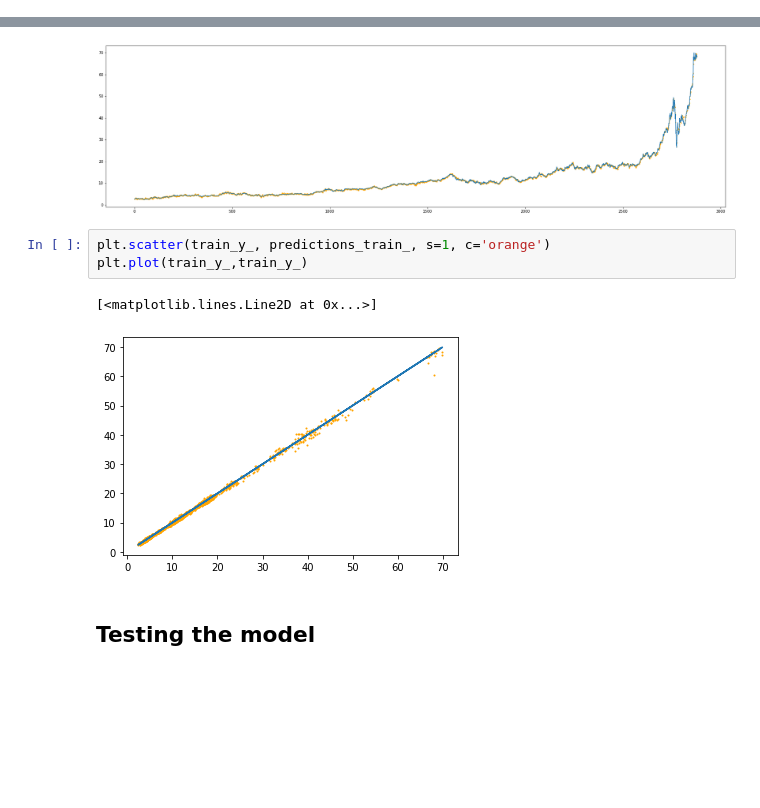
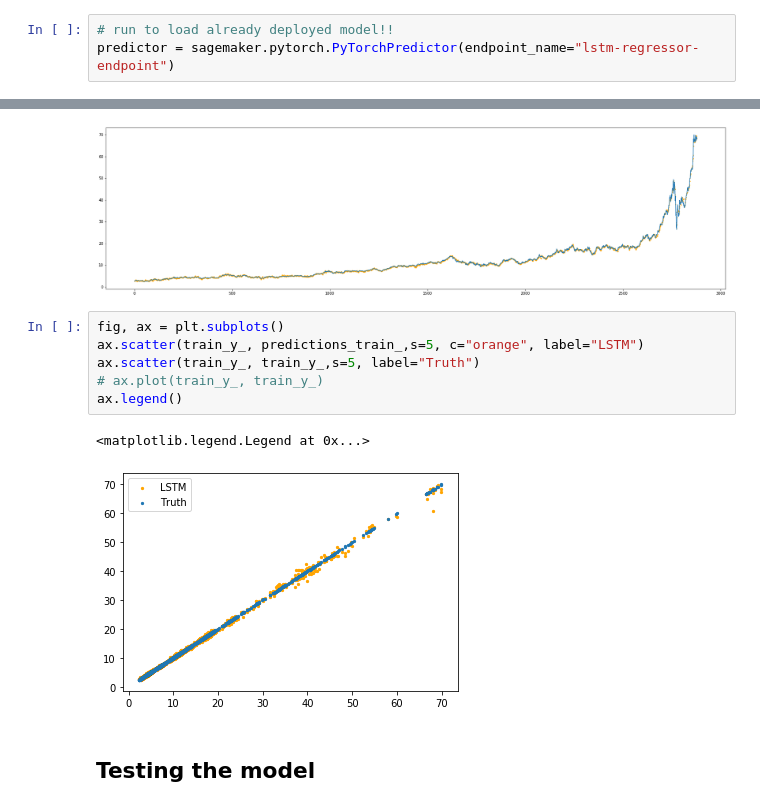
Before and after one commit to brunokiyoshi/Nanodegree-MLE-capstone-project, a Jupyter notebook: Capstone project.ipynb, the cells around one changed output, grey strips where cells are left out. Drawn from its saved outputs; the diff is of its cells as text; blank space fills up the shorter version.

```diff
--- a/Capstone project.ipynb
+++ b/Capstone project.ipynb
@@ -447,3 +451,6 @@ Wall time: 210 ms
+# %%
+# run to load already deployed model!!
+predictor = sagemaker.pytorch.PyTorchPredictor(endpoint_name="lstm-regressor-endpoint")
 # %%
 train_data = pd.read_csv(os.path.join(train_data_dir, "train.csv"), header=None, names=None)
 
@@ -470,11 +477,14 @@ plt.show()
 # %% [output]
 [figure]
 # %%
-plt.scatter(train_y_, predictions_train_, s=1, c='orange')
-plt.plot(train_y_,train_y_)
+fig, ax = plt.subplots()
+ax.scatter(train_y_, predictions_train_,s=5, c="orange", label="LSTM")
+ax.scatter(train_y_, train_y_,s=5, label="Truth")
+# ax.plot(train_y_, train_y_)
+ax.legend()
 # %% [output]
-[<matplotlib.lines.Line2D at 0x...>]
+<matplotlib.legend.Legend at 0x...>
-[figure, old version]
+[figure, new version]
 # %% [markdown]
 ## Testing the model
 # %%
```
Also changed, not shown: parts of 33 cells of this notebook, 9 other files.
